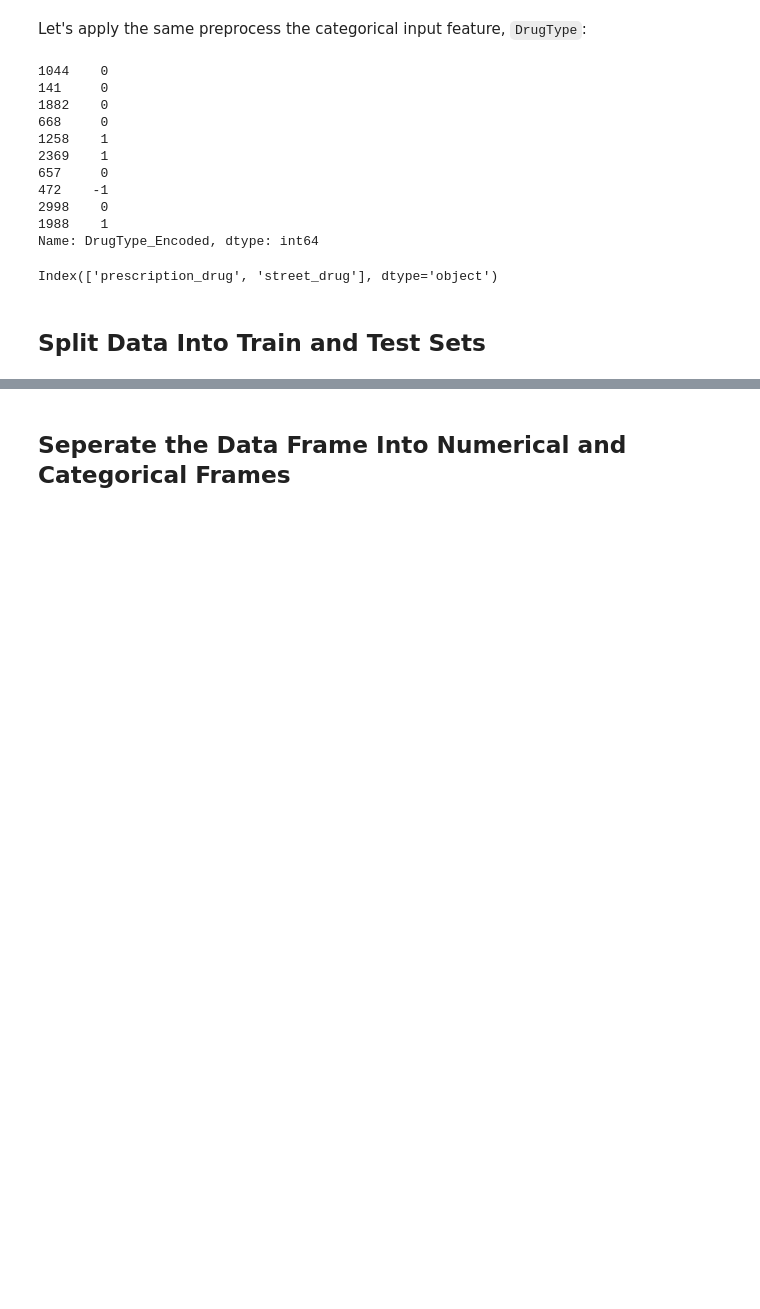
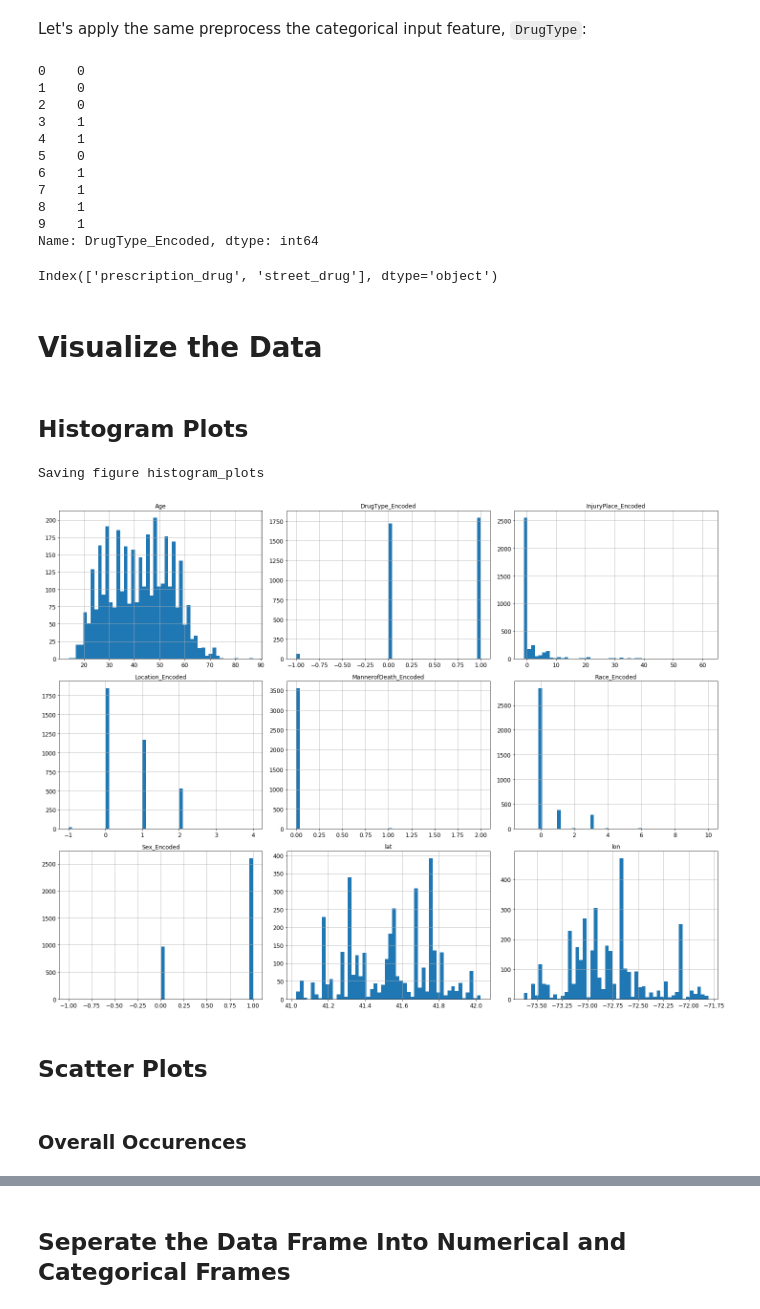
Before and after one commit to thilankam/opioid-data-ml, a Jupyter notebook: final_project.ipynb, the cells around one changed output, grey strips where cells are left out. Cells and saved outputs as stored; diff of their text form; code cells hidden in the pictures; blank space fills up the shorter version.

```diff
--- a/final_project.ipynb
+++ b/final_project.ipynb
@@ -356,6 +376,6 @@ train_set['Location'].head(10)
 Name: Location, dtype: object
 # %%
-death_location_categories_encoded, death_location_categories = train_set['Location'].factorize()
-train_set['Location_Encoded'] = death_location_categories_encoded
-train_set['Location_Encoded'].head(10)
+death_location_categories_encoded, death_location_categories = data['Location'].factorize()
+data['Location_Encoded'] = death_location_categories_encoded
+data['Location_Encoded'].head(10)
 # %% [output]
@@ -392,6 +412,6 @@ train_set['InjuryPlace'].head(10)
 Name: InjuryPlace, dtype: object
 # %%
-injury_place_categories_encoded, injury_place_categories = train_set['InjuryPlace'].factorize()
-train_set['InjuryPlace_Encoded'] = injury_place_categories_encoded
-train_set['InjuryPlace_Encoded'].head(10)
+injury_place_categories_encoded, injury_place_categories = data['InjuryPlace'].factorize()
+data['InjuryPlace_Encoded'] = injury_place_categories_encoded
+data['InjuryPlace_Encoded'].head(10)
 # %% [output]
@@ -488,24 +508,41 @@ Name: DrugType, dtype: object
 # %% [markdown]
 Let's apply the same preprocess the categorical input feature, `DrugType`:
 # %%
-drug_type_categories_encoded, drug_type_categories = train_set['DrugType'].factorize()
-train_set['DrugType_Encoded'] = drug_type_categories_encoded
-train_set['DrugType_Encoded'].head(10)
+drug_type_categories_encoded, drug_type_categories = data['DrugType'].factorize()
+data['DrugType_Encoded'] = drug_type_categories_encoded
+data['DrugType_Encoded'].head(10)
 # %% [output]
-1044    0
-141     0
-1882    0
-668     0
-1258    1
-2369    1
-657     0
-472    -1
-2998    0
-1988    1
+0    0
+1    0
+2    0
+3    1
+4    1
+5    0
+6    1
+7    1
+8    1
+9    1
 Name: DrugType_Encoded, dtype: int64
 # %%
 drug_type_categories
 # %% [output]
 Index(['prescription_drug', 'street_drug'], dtype='object')
-# %% [markdown]
-## Split Data Into Train and Test Sets
+# %% [markdown]
+# Visualize the Data
+# %% [markdown]
+## Histogram Plots
+# %%
+# Generate the histogram plots of the different numerical data
+
+%matplotlib inline
+import matplotlib.pyplot as plt
+data.hist(bins=50, figsize=(20,15))
+save_fig("histogram_plots")
+plt.show()
+# %% [output]
+Saving figure histogram_plots
+[figure, added]
+# %% [markdown]
+## Scatter Plots
+# %% [markdown]
+### Overall Occurences
```
Also changed, not shown: parts of 142 cells of this notebook.
